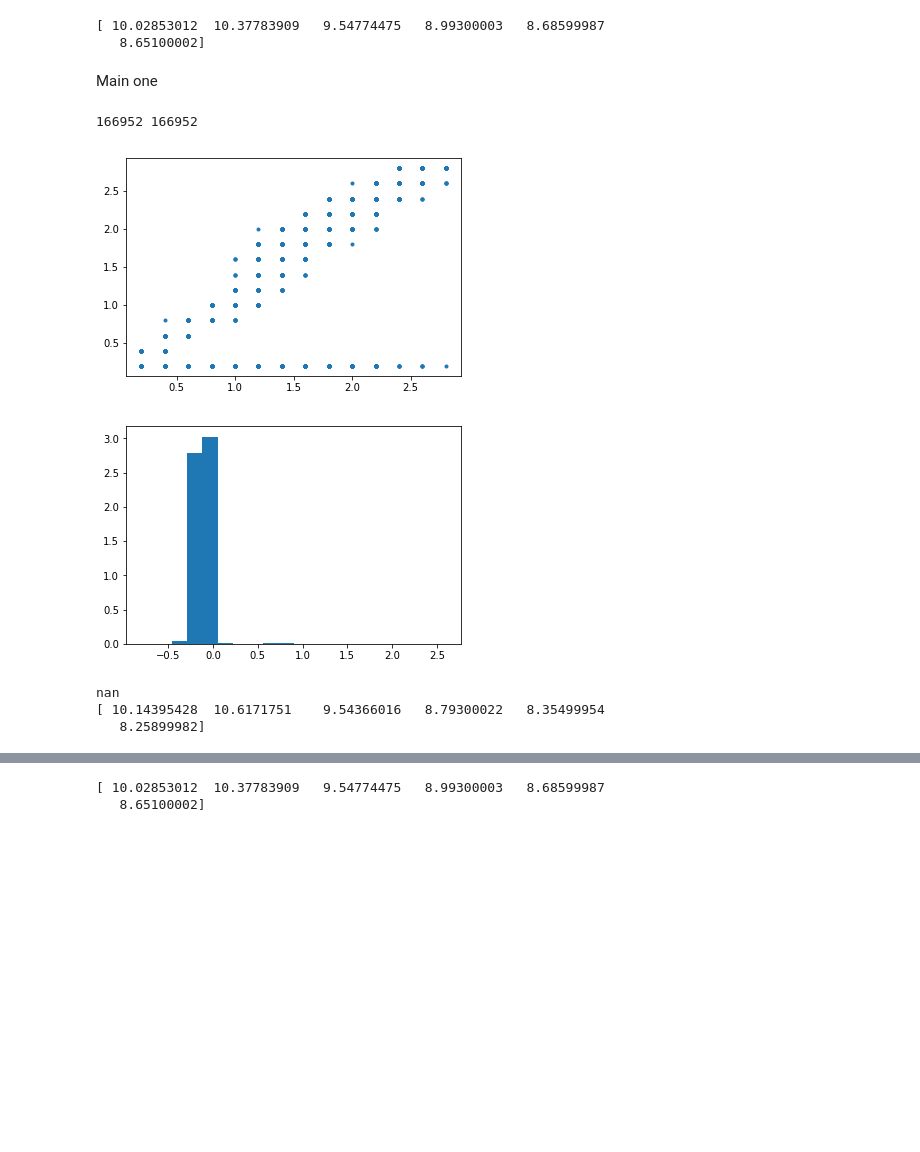
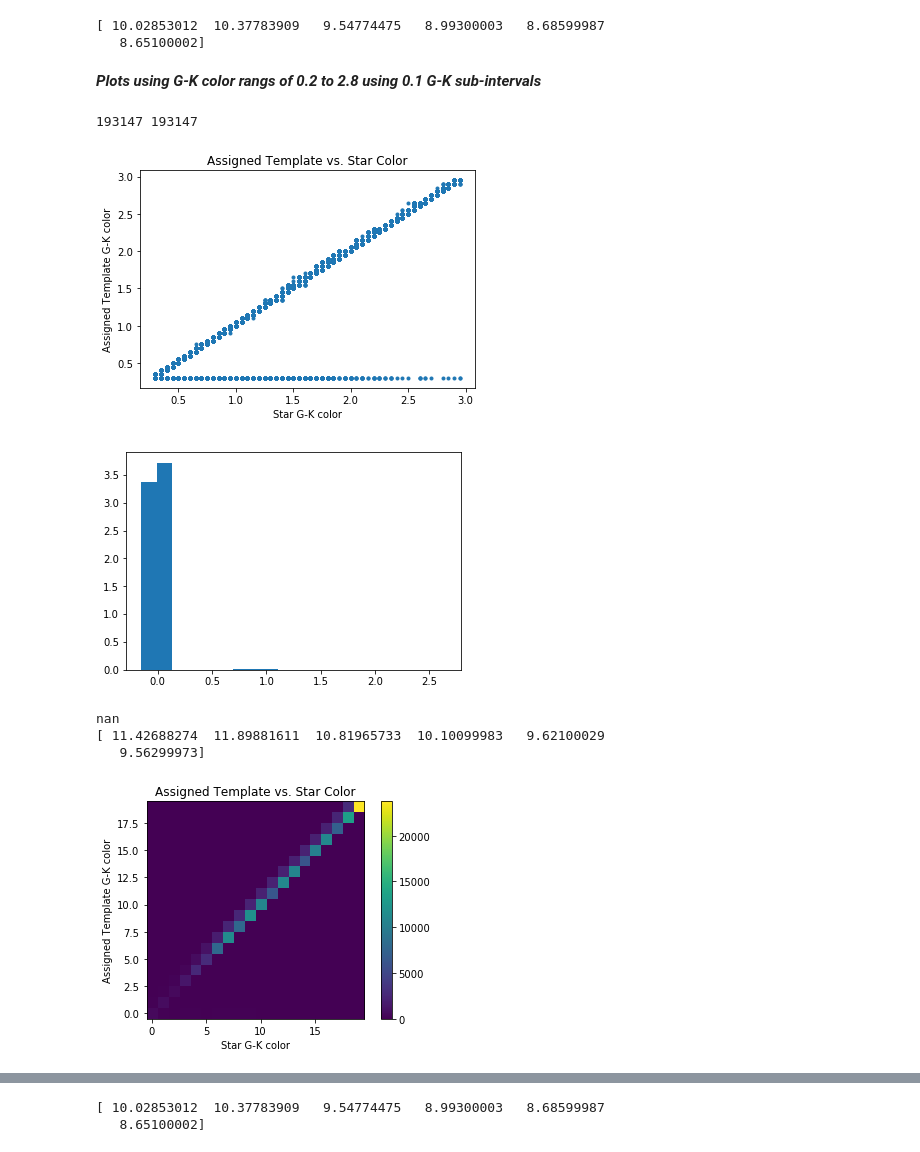
Before and after one commit to leemundy/GAIA, a Jupyter notebook: Work-Areas/khall/notebook/Data/StarFitting.ipynb, the cells around one changed output, grey strips where cells are left out. Cells and saved outputs as stored; diff of their text form; code cells hidden in the pictures; blank space fills up the shorter version.

```diff
--- a/Work-Areas/khall/notebook/Data/StarFitting.ipynb
+++ b/Work-Areas/khall/notebook/Data/StarFitting.ipynb
@@ -56,6 +40,7 @@ i_mag = df["i_mag"].values
 z_mag = df["z_mag"].values
 # Other Important Data
 plx = df["parallax"].values
+Dist = 1000./plx
 # %%
 def AbsoluteMagnitudes(plx,GBmag,GRmag,Gmag,Jmag,Hmag,Kmag,umag,gmag,rmag,imag,zmag):
     #Calculates the absolute magnitudes of the stars
@@ -417,11 +402,17 @@ new_Jmag = np.array(new_Jmag)
 new_Hmag = np.array(new_Hmag)
 new_Kmag = np.array(new_Kmag)
 
-colors = np.arange(0.2,3,0.2) # EDIT THIS TO USE DESIRED NUMBER OF COLORS
-color = ColorClassification(new_Gmag,new_Kmag,colors)
+colors = np.arange(0.3,3,0.05) # EDIT THIS TO USE DESIRED NUMBER OF COLORS
+#color = ColorClassification(new_Gmag,new_Kmag,colors)
+color = ColorClassification(Gmag,Kmag,colors)
+
+
+# stars,color_mags,color_std,color_std_err,abs_color_mags,abs_color_std,abs_color_std_err = \
+# CreateTemplates(color,colors,new_Gmag,new_Kmag,GB_mags=new_GBmag,GR_mags=new_GRmag,J_mags=new_Jmag,H_mags=new_Hmag)
+
 
 stars,color_mags,color_std,color_std_err,abs_color_mags,abs_color_std,abs_color_std_err = \
-CreateTemplates(color,colors,new_Gmag,new_Kmag,GB_mags=new_GBmag,GR_mags=new_GRmag,J_mags=new_Jmag,H_mags=new_Hmag)
+CreateTemplates(color,colors,Gmag,Kmag,GB_mags=GBmag,GR_mags=GRmag,J_mags=Jmag,H_mags=Hmag)
 # %%
 
 
@@ -545,7 +536,7 @@ all_starBands = []
 for i in range(len(Gmag)):
     if(Gmag[i] != np.nan and GBmag[i] != np.nan and GRmag[i] != np.nan and Jmag[i] \
        != np.nan and Hmag[i] != np.nan and Kmag[i] != np.nan and \
-       (Gmag[i]-Kmag[i]) <=2.8 and (Gmag[i]-Kmag[i]) >= 0.2 and (Gmag[i] - Kmag[i]) != np.nan \
+       (Gmag[i]-Kmag[i]) <=3.0 and (Gmag[i]-Kmag[i]) >= 0.3 and (Gmag[i] - Kmag[i]) != np.nan \
       and (Gmag[i]-Hmag[i]) != np.nan):
 
         all_starBands.append([Gmag[i],GBmag[i],GRmag[i],Jmag[i],Hmag[i],Kmag[i]])
@@ -575,30 +566,42 @@ for i in range(len(all_starBands)):
         for j in range(len(diff_vals)):
             if(diff_vals[j] == np.min(diff_vals)):
                 star_bin_vals.append(colors[j])
-# %% [markdown]
-Main one
+# %% [markdown]
+***Plots using G-K color rangs of 0.2 to 2.8 using 0.1 G-K sub-intervals***
 # %%
 print(len(star_bin_vals),len(temp_bin_vals))
 
 star_bin_vals = np.array(star_bin_vals)
 temp_bin_vals = np.array(temp_bin_vals)
 plt.plot(star_bin_vals,temp_bin_vals,'.')
+plt.title('Assigned Template vs. Star Color')
+plt.xlabel('Star G-K color')
+plt.ylabel('Assigned Template G-K color')
 plt.show()
 
 difference = star_bin_vals-temp_bin_vals
 
 plt.hist(difference,20,normed=True)
 plt.show()
 
 print(Gmag[5704] - Kmag[5704])
 print(all_starBands[5705])
+
+heatmap, xedges, yedges = np.histogram2d(star_bin_vals, temp_bin_vals, bins=20)
+plt.imshow(heatmap.T, origin='lower')
+plt.title('Assigned Template vs. Star Color')
+plt.xlabel('Star G-K color')
+plt.ylabel('Assigned Template G-K color')
+plt.colorbar()
+plt.show()
 # %% [output]
-166952 166952
+193147 193147
-[figure, old version]
+[figure, new version]
-[figure, old version]
+[figure, new version]
 nan
-[ 10.14395428  10.6171751    9.54366016   8.79300022   8.35499954
-   8.25899982]
+[ 11.42688274  11.89881611  10.81965733  10.10099983   9.62100029
+   9.56299973]
+[figure, added]
 # %%
 Dist = 1000./plx
 
```
Also changed, not shown: parts of 3 cells of this notebook.
